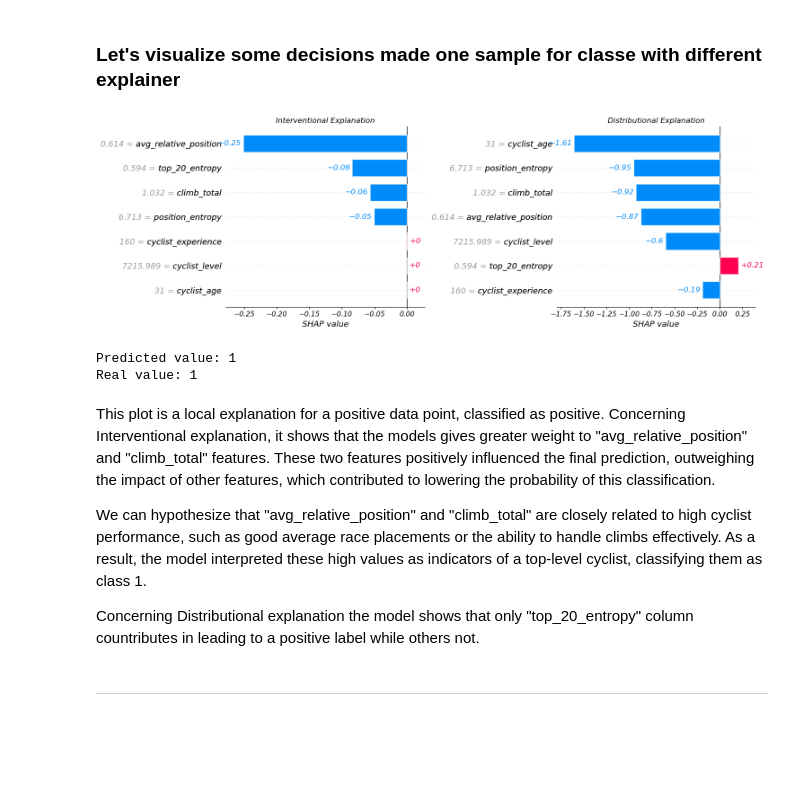
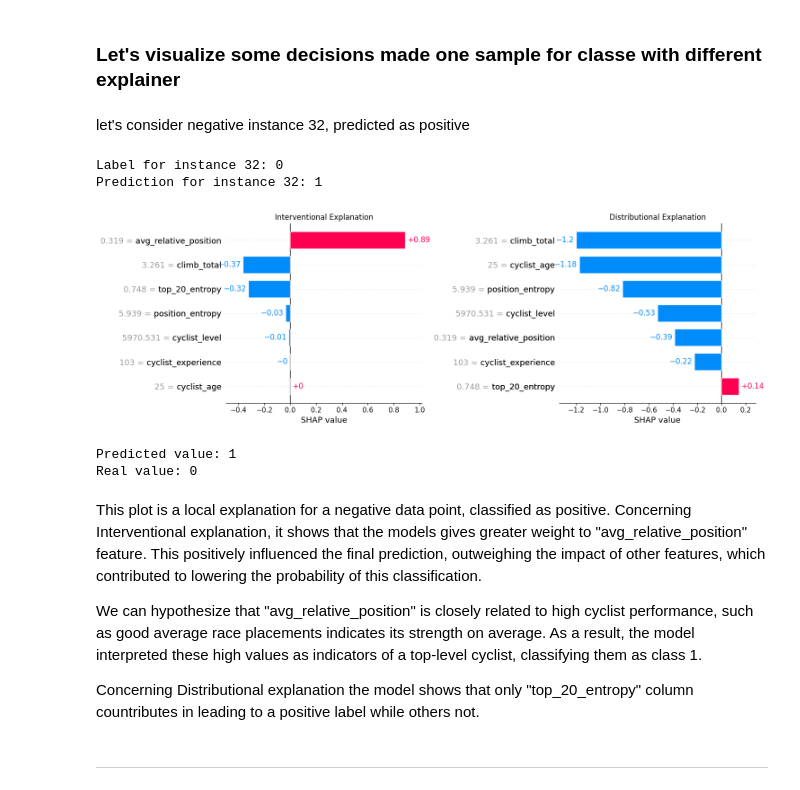
Before and after one commit to effepielle/dm_project24_group_0, a Jupyter notebook: TASK_5/xai.ipynb, the cells around one changed output. Drawn from its saved outputs; the diff is of its cells as text; code cells hidden in the pictures; blank space fills up the shorter version.

```diff
--- a/TASK_5/xai.ipynb
+++ b/TASK_5/xai.ipynb
@@ -235,29 +226,35 @@ plt.show()
 The results show a positive correlation between `top_20_entropy` and the SHAP values of `avg_relative_position`, with higher entropy values tending to lead to higher SHAP values. On the other hand, the `climb_total` variable appears to have a negative relationship with `avg_relative_position`, as higher `climb_total` values are associated with lower SHAP values. These results suggest that `top_20_entropy` has a positive influence on the model, while `climb_total` has a negative effect on the prediction of `avg_relative_position`.
 # %% [markdown]
 ### Let's visualize some decisions made one sample for classe with different explainer
+# %% [markdown]
+let's consider negative instance 32, predicted as positive
 # %%
-instance_index = 261
+instance_index = 32
+print("Label for instance 32:", test_labels.iloc[instance_index].values[0])
+print("Prediction for instance 32:", test_prediction[instance_index])
 fig, ax = plt.subplots(1, 2, figsize=(15, 5))
 
 shap.plots.bar(interventional_explanations[instance_index], show=False, ax=ax[0])
 ax[0].set_title('Interventional Explanation')
 
 shap.plots.bar(distributional_explanations[instance_index], show=False, ax=ax[1])
 ax[1].set_title('Distributional Explanation')
 
 plt.tight_layout()
 plt.show()
 
 print("Predicted value:", explanation_predictions[instance_index])
 print("Real value:", explanation_labels.iloc[instance_index].values[0])
 # %% [output]
+Label for instance 32: 0
+Prediction for instance 32: 1
-[figure, old version]
+[figure, new version]
-Predicted value: 1
-Real value: 1
+Predicted value: 1
+Real value: 0
 # %% [markdown]
-This plot is a local explanation for a positive data point, classified as positive. Concerning Interventional explanation, it shows that the models gives greater weight to "avg_relative_position" and "climb_total" features. These two features positively influenced the final prediction, outweighing the impact of other features, which contributed to lowering the probability of this classification.
+This plot is a local explanation for a negative data point, classified as positive. Concerning Interventional explanation, it shows that the models gives greater weight to "avg_relative_position" feature. This positively influenced the final prediction, outweighing the impact of other features, which contributed to lowering the probability of this classification.
 
-We can hypothesize that "avg_relative_position" and "climb_total" are closely related to high cyclist performance, such as good average race placements or the ability to handle climbs effectively. As a result, the model interpreted these high values as indicators of a top-level cyclist, classifying them as class 1.
+We can hypothesize that "avg_relative_position" is closely related to high cyclist performance, such as good average race placements indicates its strength on average. As a result, the model interpreted these high values as indicators of a top-level cyclist, classifying them as class 1.
 
 Concerning Distributional explanation the model shows that only "top_20_entropy" column countributes in leading to a positive label while others not.
 # %% [markdown]
```
Also changed, not shown: parts of 35 cells of this notebook.
